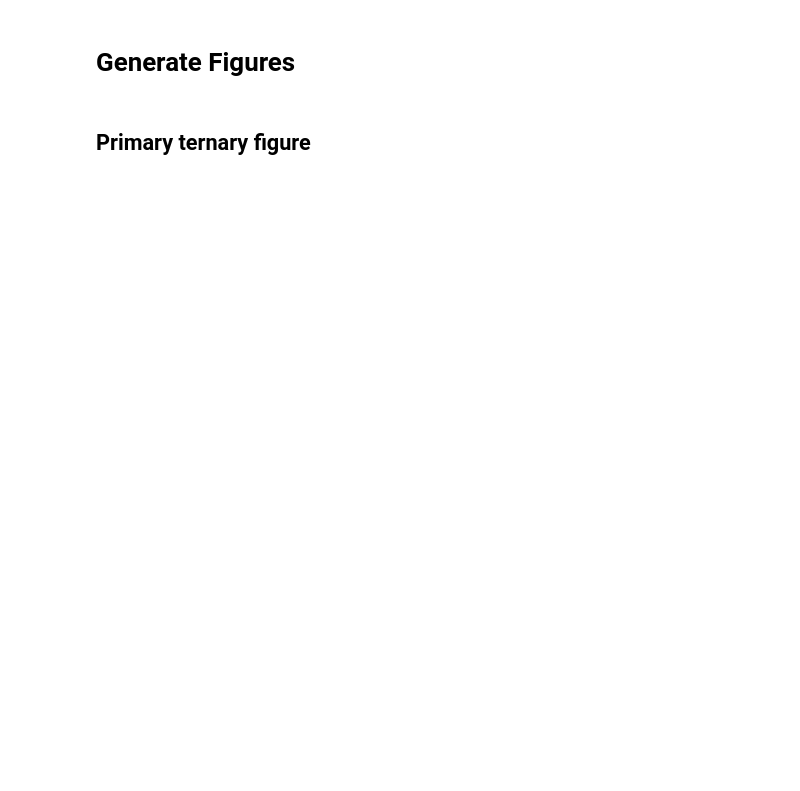
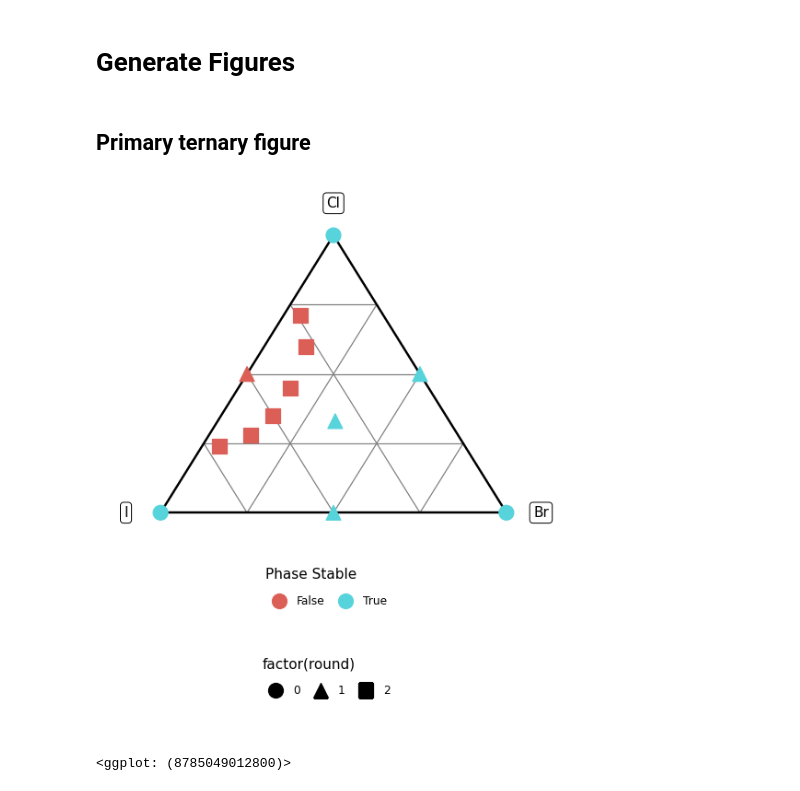
Before and after one commit to kaybr24/perovskite-solar, a Jupyter notebook: figures.ipynb, the cells around one changed output. Drawn from its saved outputs; the diff is of its cells as text; code cells hidden in the pictures; blank space fills up the shorter version.

Commit message:
show round number

```diff
--- a/figures.ipynb
+++ b/figures.ipynb
@@ -97,31 +112,38 @@ p = (
     df_data
     >> tf_bary()
 
     >> gr.ggplot(gr.aes("x", "y"))
     # Guides
     + gr.geom_segment(
         data=df_tri_guides,
         mapping=gr.aes(xend="xend", yend="yend"),
         color="grey",
         size=0.5,
     )
     + gr.geom_segment(
         data=df_tri_bounds,
         mapping=gr.aes(xend="gr.lead(x)", yend="gr.lead(y)"),
         size=1.0,
     )
     + gr.geom_label(
         data=df_tri_labels,
         mapping=gr.aes(label="label")
     )
     # Data
-    + gr.geom_point(gr.aes(color="single_phase"), size=6)
+    + gr.geom_point(
+        gr.aes(color="single_phase", shape="factor(round)"),
+        size=6,
+    )
     # Plot tail
+    + gr.scale_color_discrete(name="Phase Stable")
     + gr.theme_void()
     + gr.theme(
         legend_position="bottom",
         plot_background=gr.element_rect(fill="white")
     )
 )
 p.save("./images/ternary-data.png")
 p
+# %% [output]
+[figure, added]
+<ggplot: (8785049012800)>
```
Also changed, not shown: parts of 1 cell of this notebook, 1 other file.
